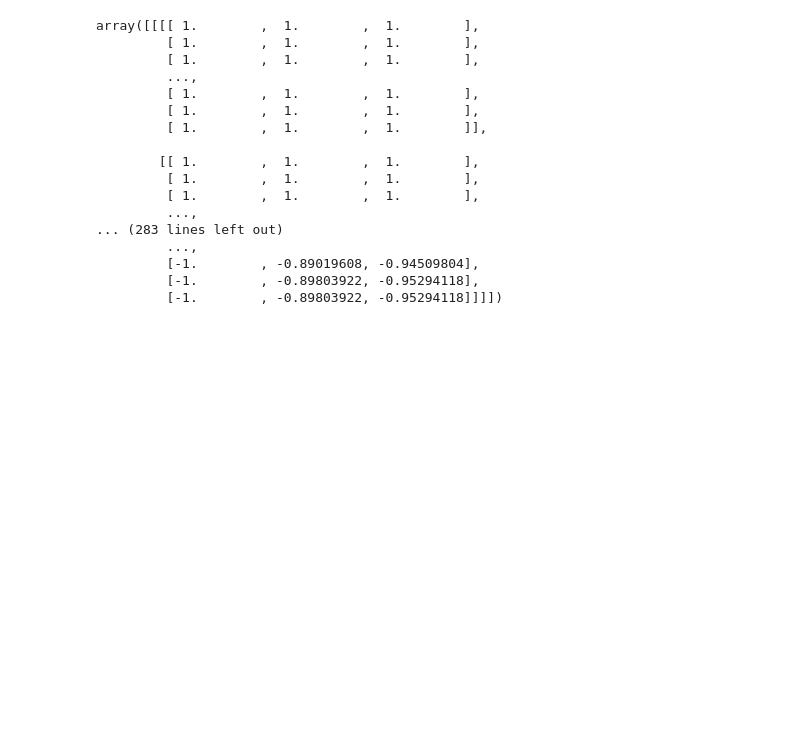
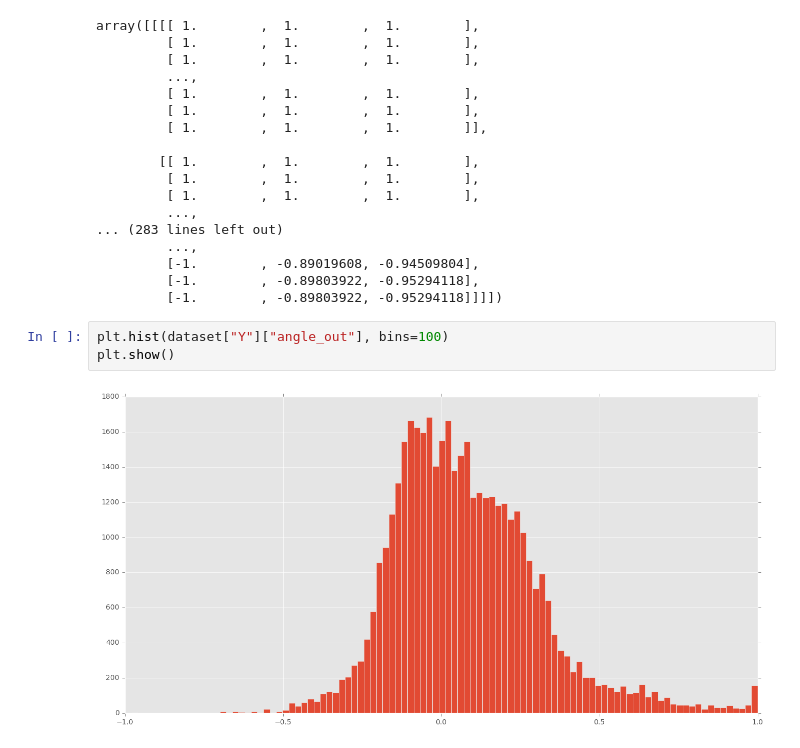
Before and after one commit to test-v1/notebooks-1, a Jupyter notebook: donkeycar/model explore.ipynb, the cells around one changed output. Cells and saved outputs as stored; diff of their text form; blank space fills up the shorter version.

```diff
--- a/donkeycar/model explore.ipynb
+++ b/donkeycar/model explore.ipynb
@@ -302,4 +270,9 @@ array([[[[ 1.        ,  1.        ,  1.        ],
          [-1.        , -0.89019608, -0.94509804],
          [-1.        , -0.89803922, -0.95294118],
          [-1.        , -0.89803922, -0.95294118]]]])
+# %%
+plt.hist(dataset["Y"]["angle_out"], bins=100)
+plt.show()
+# %% [output]
+[figure, added]
 # %%
```
Also changed, not shown: parts of 13 cells of this notebook.
